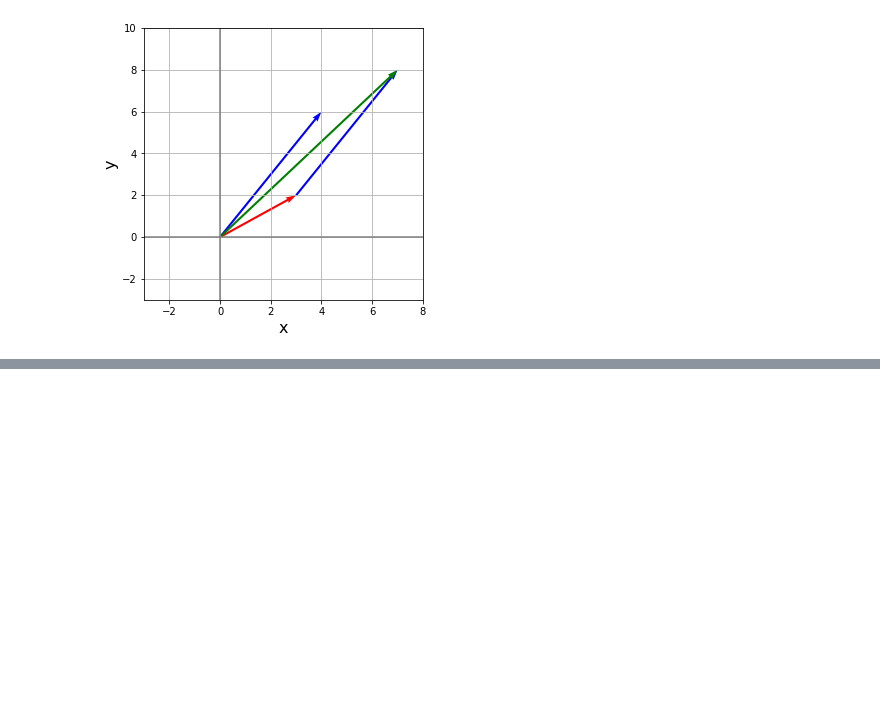
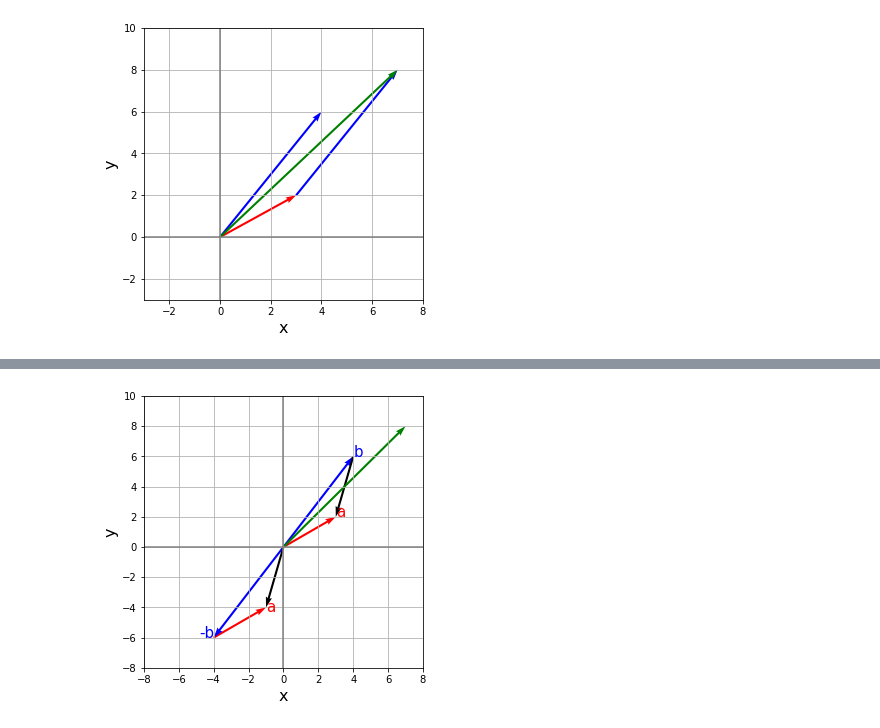
Before and after one commit to TomohiroSakaguchi/LinerAlgebra, a Jupyter notebook: Chap_1_vector/Vector.ipynb, the cells around one changed output, grey strips where cells are left out. Cells and saved outputs as stored; diff of their text form; code cells hidden in the pictures; blank space fills up the shorter version.

```diff
--- a/Chap_1_vector/Vector.ipynb
+++ b/Chap_1_vector/Vector.ipynb
@@ -84,0 +125,33 @@ plt.show()
+# %%
+#ベクトルの引き算
+# FigureとAxes
+fig = plt.figure(figsize = (5, 5))
+ax = fig.add_subplot(111)
+
+# 座標を設定
+coordinate(ax, [-8, 8], [-8, 10])
+
+# ベクトルv,wを定義
+#v = np.array([2, 1])
+#w = np.array([-1, 1])
+
+# [0,0]を始点にv1を描画
+visual_vector(ax, [0, 0], a, "red")
+ax.text(a[0],a[1], "a", color = "red", size = 15)
+visual_vector(ax, (-1)*b, a, "red")
+ax.text((a[0]+(-1)*b[0]),(a[1]+(-1)*b[1]-0.3), "a", color = "red", size = 15)
+
+# v1の終点を始点にｖ2を描画
+visual_vector(ax, [0,0], b, "blue")
+ax.text(b[0],b[1], "b", color = "blue", size = 15)
+visual_vector(ax, [0,0], (-1)*b, "blue")
+ax.text((-1)*b[0]-0.8,(-1)*b[1], "-b", color = "blue", size = 15)
+
+# [0,0]を始点にa+bを描画
+visual_vector(ax, [0, 0], a - b, "black")
+visual_vector(ax, b, a - b, "black")
+visual_vector(ax, [0, 0], a + b, "green")
+
+plt.show()
+# %% [output]
+[figure, added]
```
Also changed, not shown: parts of 5 cells of this notebook.
